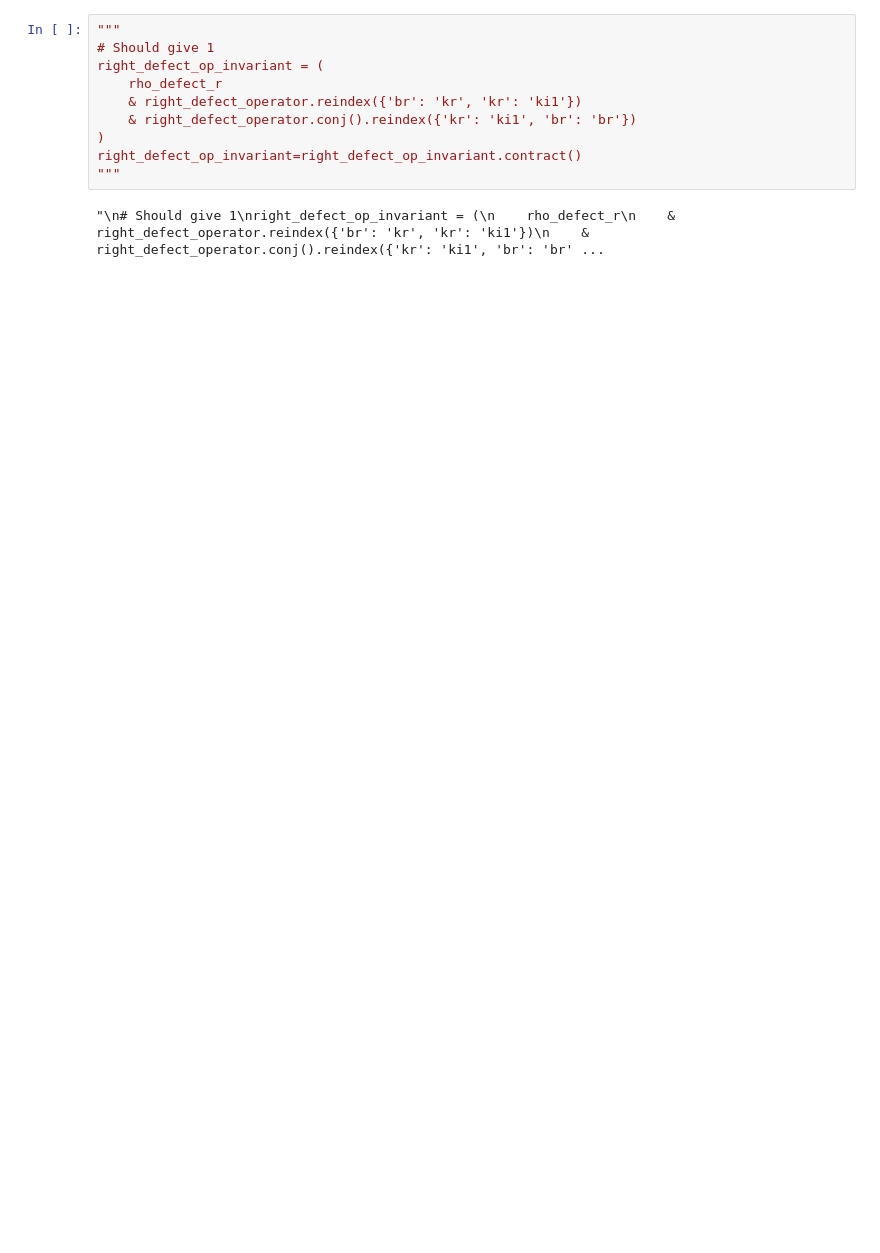
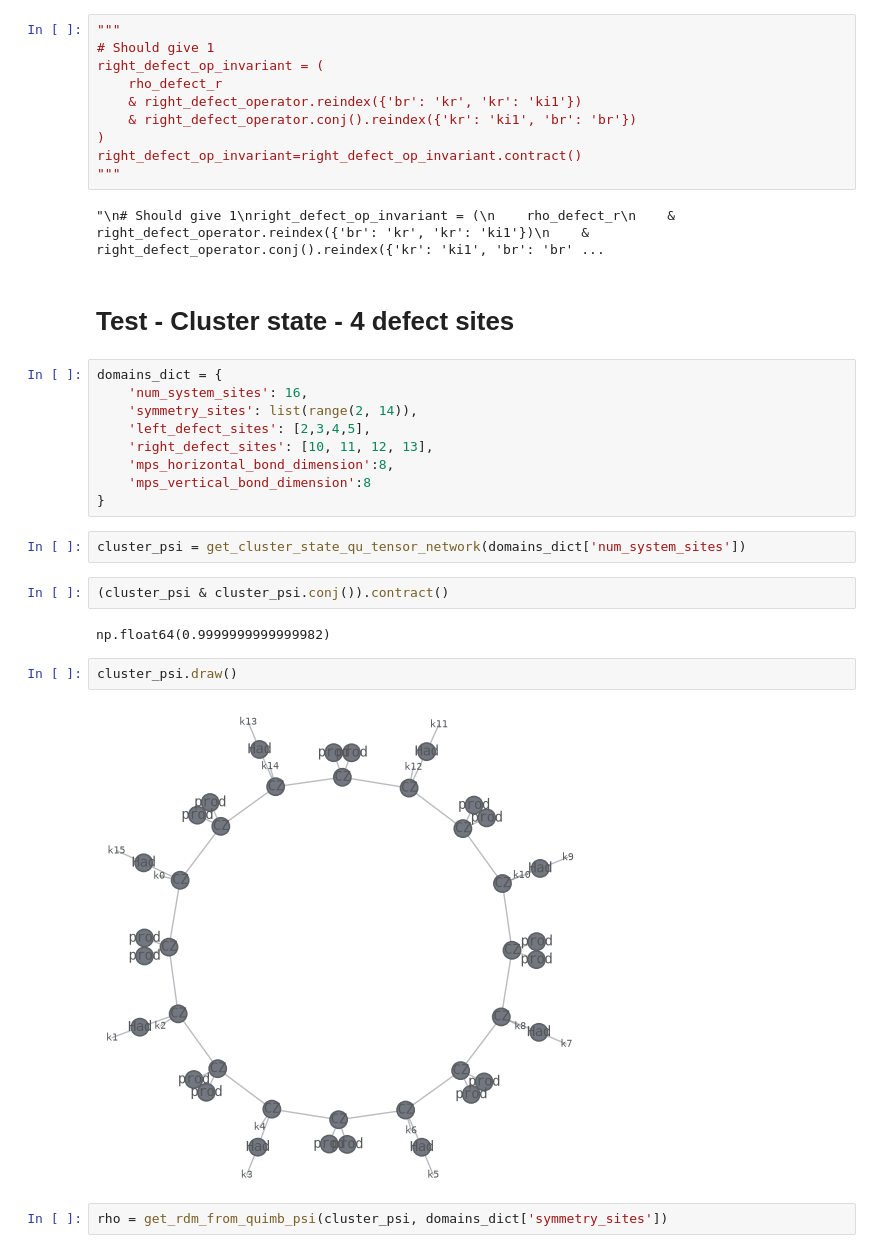
Before and after one commit to kieran-cooney/spt_numerical_classificiation, a Jupyter notebook: code/time_reversal_symmetries/truncating_reduced_density_matrices/mps_optimisation_jw_z_4_tf_system.ipynb, the cells around one changed output. Drawn from its saved outputs; the diff is of its cells as text; blank space fills up the shorter version.

Commit message:
Continuing work on Z_4_TF system

```diff
--- a/code/time_reversal_symmetries/truncating_reduced_density_matrices/mps_optimisation_jw_z_4_tf_system.ipynb
+++ b/code/time_reversal_symmetries/truncating_reduced_density_matrices/mps_optimisation_jw_z_4_tf_system.ipynb
@@ -1862,3 +2578,26 @@ right_defect_op_invariant=right_defect_op_invariant.contract()
 """
 # %% [output]
 "\n# Should give 1\nright_defect_op_invariant = (\n    rho_defect_r\n    & right_defect_operator.reindex({'br': 'kr', 'kr': 'ki1'})\n    & right_defect_operator.conj().reindex({'kr': 'ki1', 'br': 'br' ...
+# %% [markdown]
+# Test - Cluster state - 4 defect sites
+# %%
+domains_dict = {
+    'num_system_sites': 16,
+    'symmetry_sites': list(range(2, 14)),
+    'left_defect_sites': [2,3,4,5],
+    'right_defect_sites': [10, 11, 12, 13],
+    'mps_horizontal_bond_dimension':8,
+    'mps_vertical_bond_dimension':8
+}
+# %%
+cluster_psi = get_cluster_state_qu_tensor_network(domains_dict['num_system_sites'])
+# %%
+(cluster_psi & cluster_psi.conj()).contract()
+# %% [output]
+np.float64(0.9999999999999982)
+# %%
+cluster_psi.draw()
+# %% [output]
+[figure, added]
+# %%
+rho = get_rdm_from_quimb_psi(cluster_psi, domains_dict['symmetry_sites'])
```
Also changed, not shown: parts of 159 cells of this notebook.
